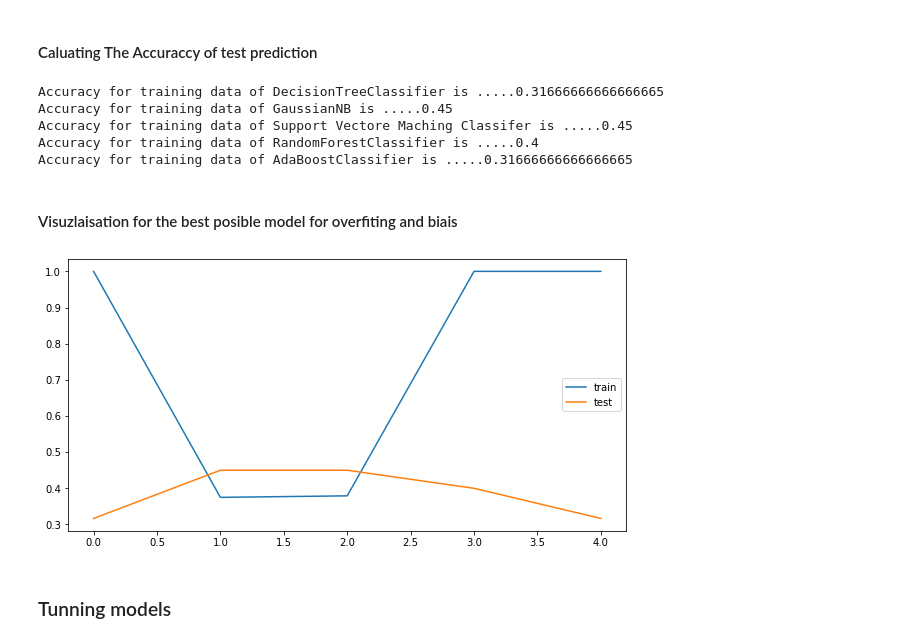
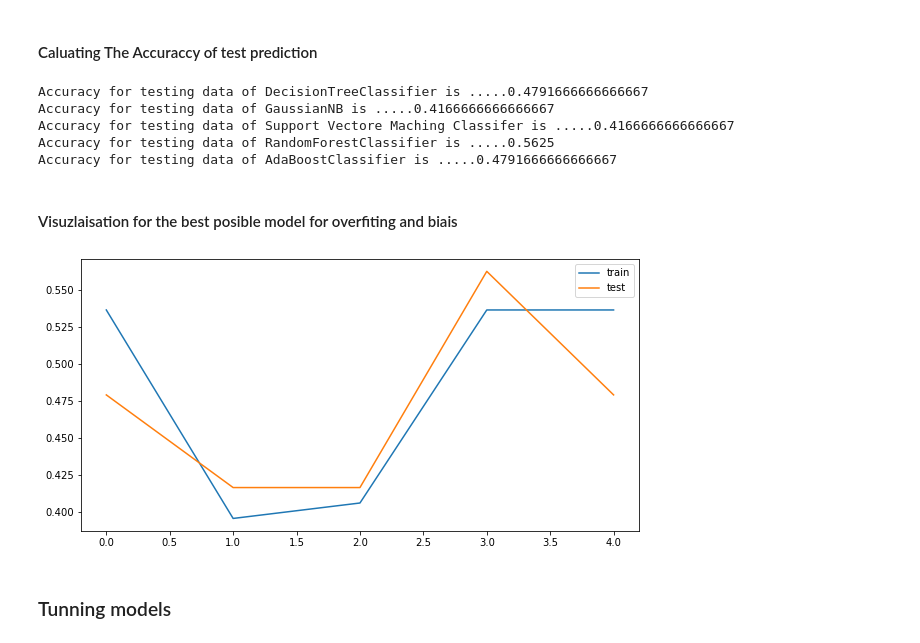
Before and after one commit to nicmodan/prediction-data-science-, a Jupyter notebook: prediction_model.ipynb, the cells around one changed output. Cells and saved outputs as stored; diff of their text form; code cells hidden in the pictures.

```diff
--- a/prediction_model.ipynb
+++ b/prediction_model.ipynb
@@ -91,9 +91,10 @@ df2.head(10)
 # %% [markdown]
 #### Spliting Data for training and testing
 # %%
-x = df2[['teams_index', 'weeaks']] # df2.teams_index.values.reshape(-1, 1) # df2.teams_index.view(-1, 1)
+x = df2.teams_index.values.reshape(-1, 1) # df2[['teams_index', 'weeaks']] # df2.teams_index.view(-1, 1)
 y = df2.wins
 x_train, x_test, y_train, y_test = train_test_split(x, y, test_size=0.2)
+x_train, x_val, y_train, y_val = train_test_split(x_train, y_train, test_size=0.2)
 # %% [markdown]
 #### Importting all ML algorithems for trainning and testing model
 # %%
@@ -133,11 +134,11 @@ abc_train_pred = abc.predict(x_train)
 # %% [markdown]
 #### Predicting testing error
 # %%
-dtc_test_pred = dtc.predict(x_test)
-gnb_test_pred = gnb.predict(x_test)
-svc_test_pred = svc.predict(x_test)
-rfc_test_pred = rfc.predict(x_test)
-abc_test_pred = abc.predict(x_test)
+dtc_val_pred = dtc.predict(x_val)
+gnb_val_pred = gnb.predict(x_val)
+svc_val_pred = svc.predict(x_val)
+rfc_val_pred = rfc.predict(x_val)
+abc_val_pred = abc.predict(x_val)
 # %% [markdown]
 #### Caluating The Accuraccy of train prediction
 # %%
@@ -169,28 +164,34 @@ abc_test_acc = accuracy_score(y_test, abc_test_pred)
+# %%
+dtc_val_acc = accuracy_score(y_val, dtc_val_pred)
+gnb_val_acc = accuracy_score(y_val, gnb_val_pred)
+svc_val_acc = accuracy_score(y_val, svc_val_pred)
+rfc_val_acc = accuracy_score(y_val, rfc_val_pred)
+abc_val_acc = accuracy_score(y_val, abc_val_pred)
 # %%
-print(f'Accuracy for training data of DecisionTreeClassifier is .....{dtc_test_acc}')
-print(f'Accuracy for training data of GaussianNB is .....{gnb_test_acc}')
-print(f'Accuracy for training data of Support Vectore Maching Classifer is .....{svc_test_acc}')
-print(f'Accuracy for training data of RandomForestClassifier is .....{rfc_test_acc}')
-print(f'Accuracy for training data of AdaBoostClassifier is .....{abc_test_acc}')
+print(f'Accuracy for testing data of DecisionTreeClassifier is .....{dtc_val_acc}')
+print(f'Accuracy for testing data of GaussianNB is .....{gnb_val_acc}')
+print(f'Accuracy for testing data of Support Vectore Maching Classifer is .....{svc_val_acc}')
+print(f'Accuracy for testing data of RandomForestClassifier is .....{rfc_val_acc}')
+print(f'Accuracy for testing data of AdaBoostClassifier is .....{abc_val_acc}')
 # %% [output]
-Accuracy for training data of DecisionTreeClassifier is .....0.31666666666666665
-Accuracy for training data of GaussianNB is .....0.45
-Accuracy for training data of Support Vectore Maching Classifer is .....0.45
-Accuracy for training data of RandomForestClassifier is .....0.4
-Accuracy for training data of AdaBoostClassifier is .....0.31666666666666665
+Accuracy for testing data of DecisionTreeClassifier is .....0.4791666666666667
+Accuracy for testing data of GaussianNB is .....0.4166666666666667
+Accuracy for testing data of Support Vectore Maching Classifer is .....0.4166666666666667
+Accuracy for testing data of RandomForestClassifier is .....0.5625
+Accuracy for testing data of AdaBoostClassifier is .....0.4791666666666667
 # %% [markdown]
 #### Visuzlaisation for the best posible model for overfiting and biais
 # %%
 figure = plt.figure(figsize = [10, 5])
 train_x = [dtc_train_acc, gnb_train_acc, svc_train_acc, rfc_train_acc, abc_train_acc]
-test_x = [dtc_test_acc, gnb_test_acc, svc_test_acc, rfc_test_acc, abc_test_acc]
+test_x = [dtc_val_acc, gnb_val_acc, svc_val_acc, rfc_val_acc, abc_val_acc]
 y_axis = np.arange(len(train_x))
 # sb.pointplot(x = train_x, y=y_axis, ci=None, linestyles='-')
 plt.plot(train_x)
 plt.plot(test_x)
 plt.legend(['train', 'test']);
 # %% [output]
-[figure, old version]
+[figure, new version]
 # %% [markdown]
 ### Tunning models
 # %% [markdown]
```
Also changed, not shown: parts of 6 cells of this notebook.
